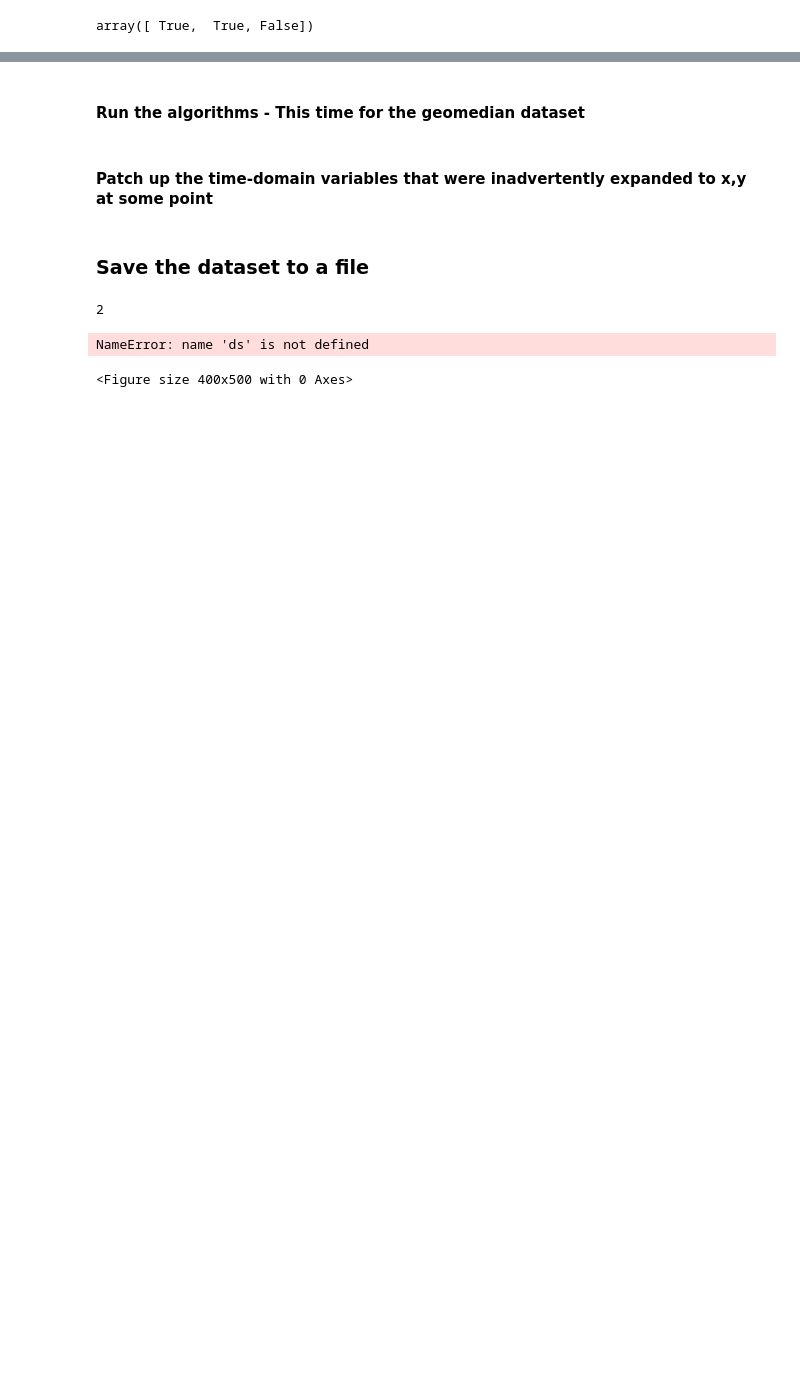
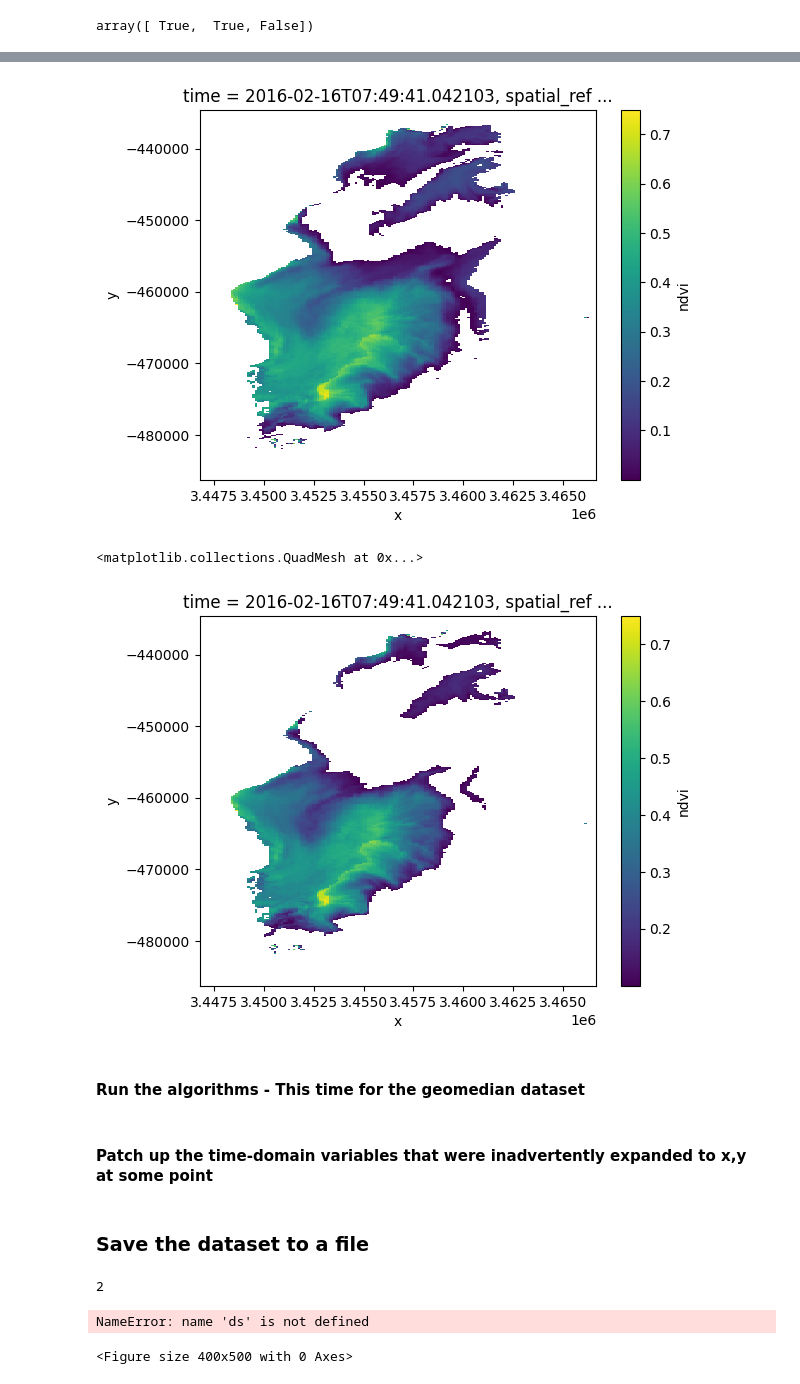
Before and after one commit to vikineema/deafrica_water_quality, a Jupyter notebook: WP2.1/exploring.ipynb, the cells around one changed output, grey strips where cells are left out. Drawn from its saved outputs; the diff is of its cells as text; code cells hidden in the pictures; blank space fills up the shorter version.

```diff
--- a/WP2.1/exploring.ipynb
+++ b/WP2.1/exploring.ipynb
@@ -322,6 +305,13 @@ ds['fpm_percent'] = 100 * ds.ndvi.where(ds.ndvi > fpm_threshold,np.nan).count(di
 # %%
-if verbose:
-    plt.plot(
+i = i + 1
+i = 18
+ds.where(ds.ndvi > -1).isel(time=i).ndvi.plot()
+plt.show()
+ds.where(ds.ndvi > .1).isel(time=i).ndvi.plot()
+# %% [output]
+[figure, added]
+<matplotlib.collections.QuadMesh at 0x...>
+[figure, added]
 # %%
 ds_annual
 # %% [markdown]
```
Also changed, not shown: parts of 26 cells of this notebook.
